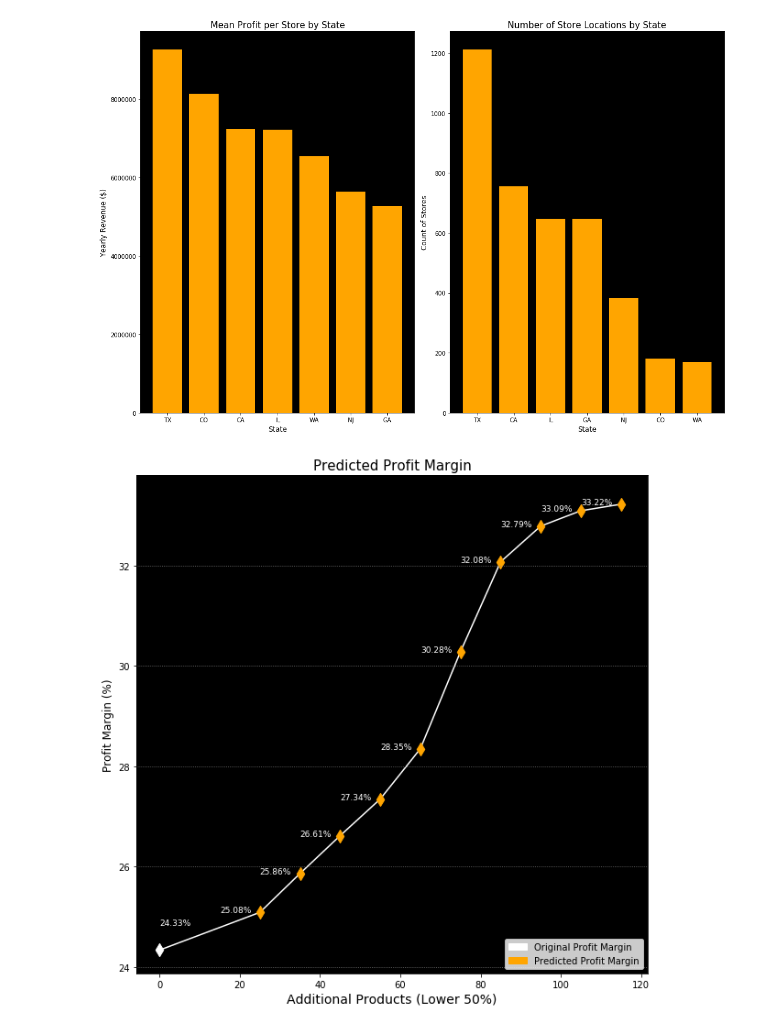
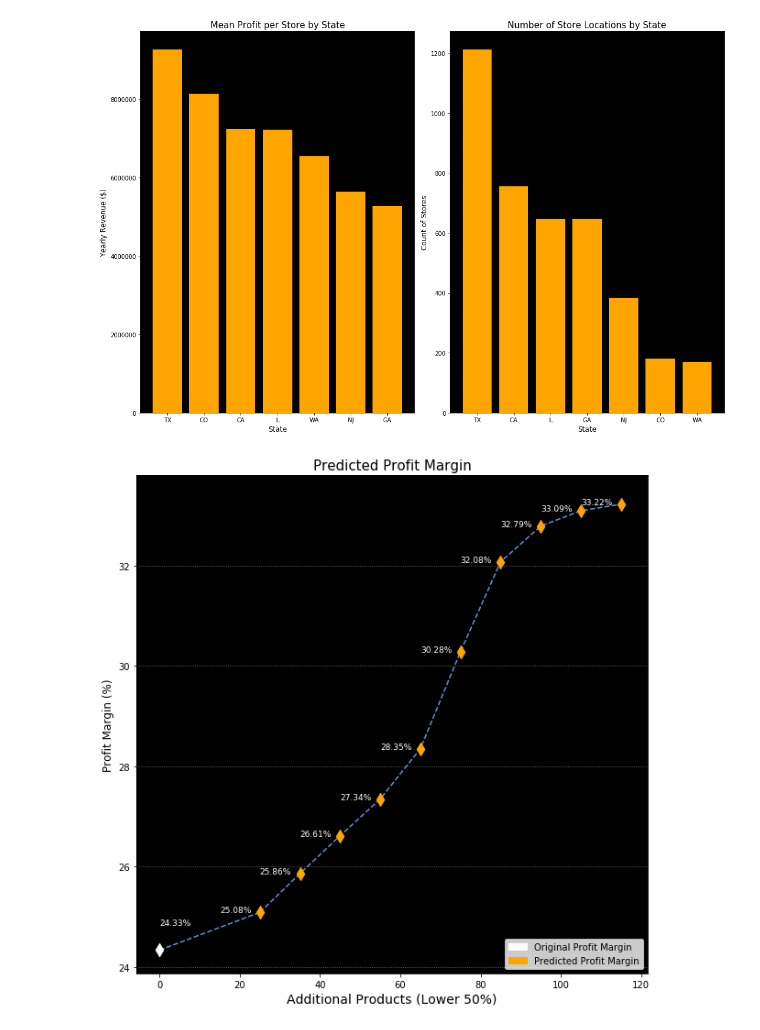
Before and after one commit to philipk19238/Blackstone-DS-Take-Home, a Jupyter notebook: analysis.ipynb, the cells around one changed output. Drawn from its saved outputs; the diff is of its cells as text; code cells hidden in the pictures.

Commit message:
more changes to predictive graph

```diff
--- a/analysis.ipynb
+++ b/analysis.ipynb
@@ -276,33 +276,33 @@ fig.tight_layout()
 # %%
 #generating predictive model graph
 test_df = df.copy()
 test_df = test_df.groupby('Location number').mean().sort_values(by='Number of products')
 value_set = set(test_df.iloc[:167].index)
 
 fig, ax = plt.subplots(figsize=(10,10))
 ax.scatter(0, df['profit_margin'].mean(), color='white', marker='d', s=100)
 ax.text(0, df['profit_margin'].mean() + 0.5, f"{round(df['profit_margin'].mean(),2)}%", fontsize=9, color='white')
 base = 25
 predicted_list = []
 base_list = []
 
 for _ in range(10):
     test_df['Number of products'] = test_df.apply(lambda row: row['Number of products'] + base if row.name in value_set else row['Number of products'], axis=1)
     predicted = rf.predict(np.array(test_df['Number of products']).reshape(-1,1)).mean()
     predicted_list.append(predicted)
     base_list.append(base)
     ax.scatter(base, predicted, color='orange', s=100, marker='d')
     ax.text(base-10, predicted, f"{round(predicted,2)}%", fontsize=9, color='white')
     ax.set_facecolor('black')
     ax.grid(axis='y', color='grey', linestyle='dotted')
     ax.set_xlabel('Additional Products (Lower 50%)', fontsize=14)
     ax.set_ylabel('Profit Margin (%)', fontsize=12)
     ax.set_title('Predicted Profit Margin', fontsize=15)
     white_patch = mpatches.Patch(color='white', label='Original Profit Margin')
     orange_patch = mpatches.Patch(color='orange', label='Predicted Profit Margin')
     ax.legend(handles=[white_patch, orange_patch], loc='lower right')
     base += 10
-ax.plot(base_list, predicted_list, color='white', zorder=-1)
-ax.plot([0, base_list[0]], [df['profit_margin'].mean(), predicted_list[0]], color='white', zorder=-1)
+ax.plot(base_list, predicted_list, color='#6593cf', zorder=-1, linestyle='dashed')
+ax.plot([0, base_list[0]], [df['profit_margin'].mean(), predicted_list[0]], color='#6593cf', zorder=-1, linestyle='dashed')
 # %% [output]
-[figure, old version]
+[figure, new version]
```
Also changed, not shown: 1 other file.
